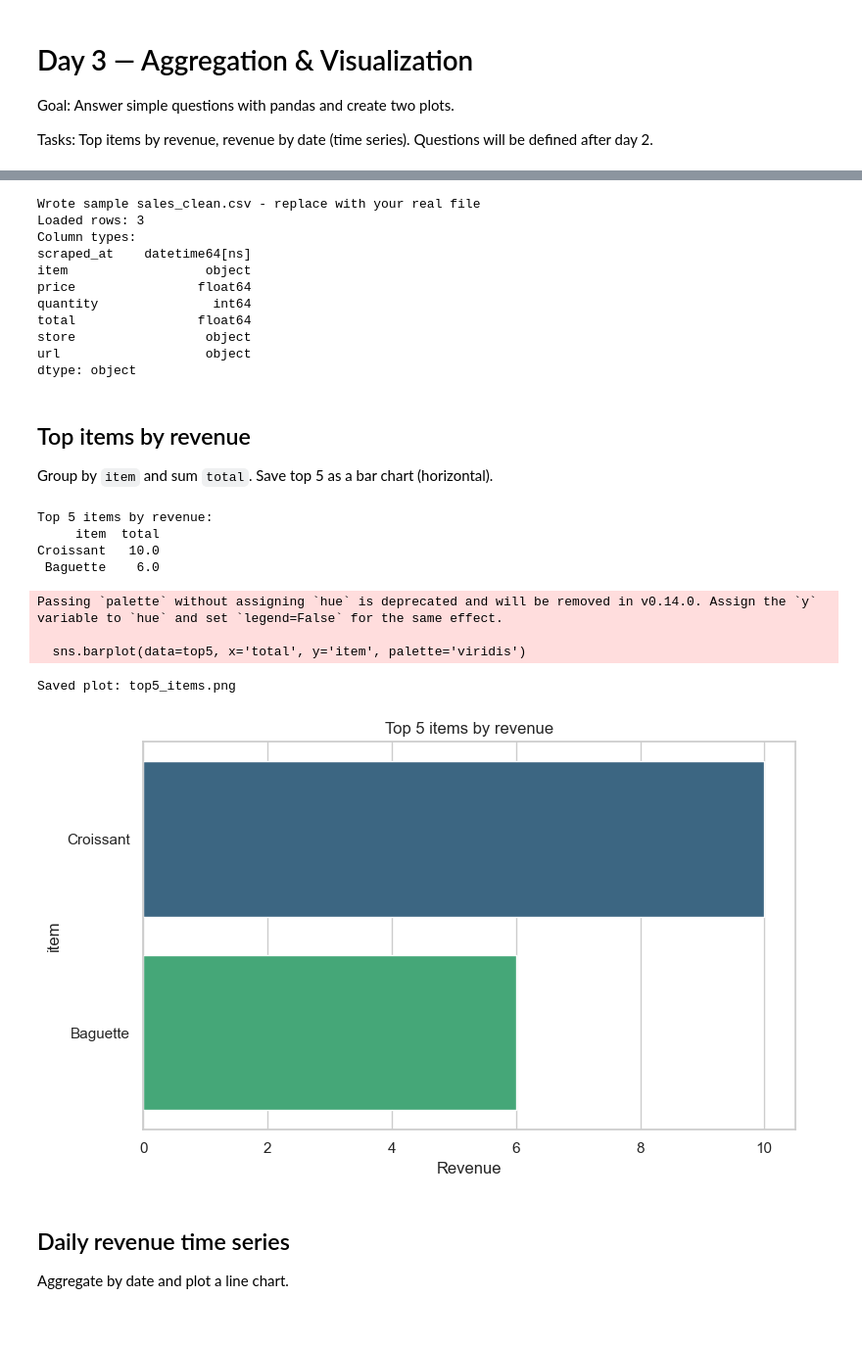
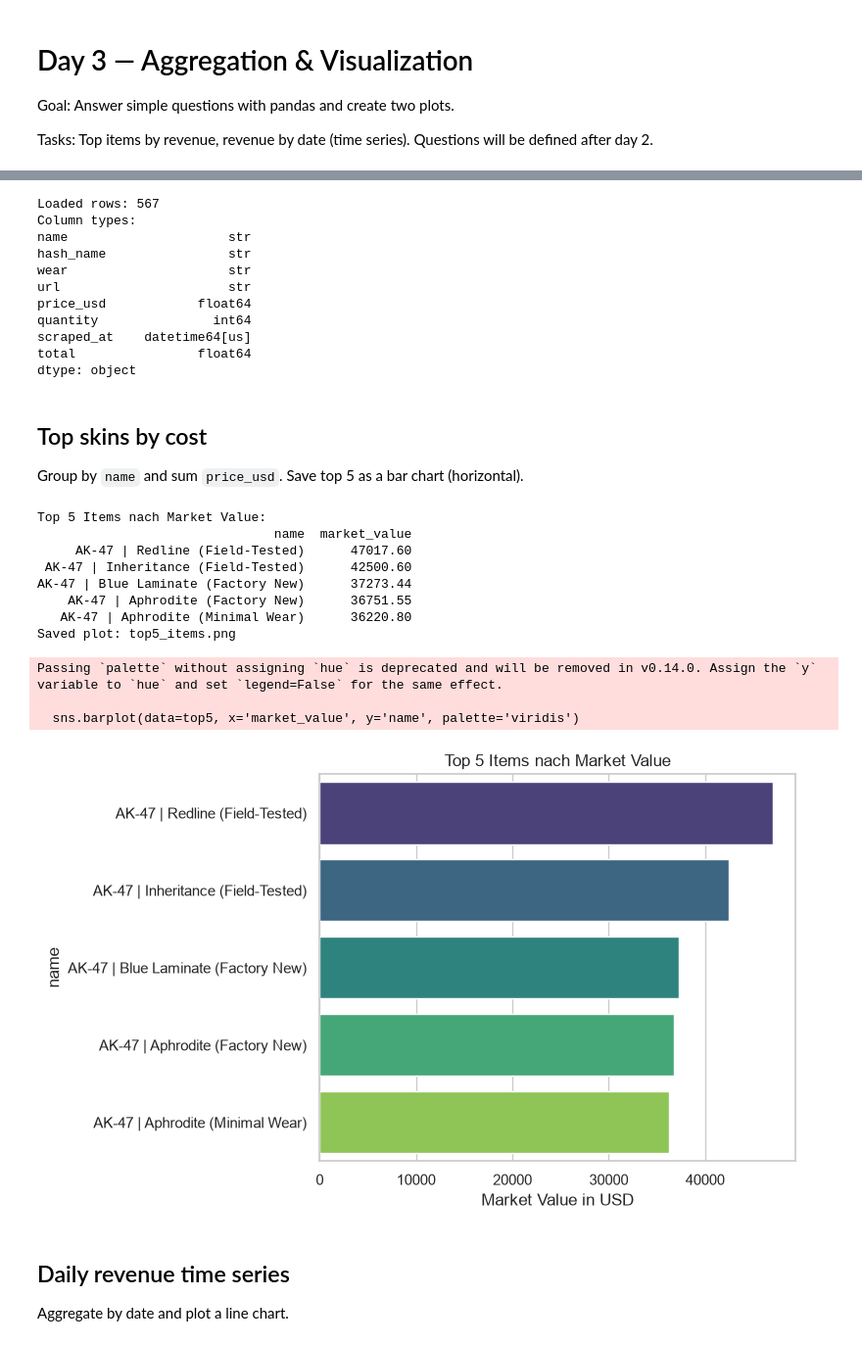
Before and after one commit to axpogroup/introductory-apprenticeship-axsa, a Jupyter notebook: pandas_postgres/Day3_Aggregation_Notebook.ipynb, the cells around one changed output, grey strips where cells are left out. Shown at 98% size. Drawn from its saved outputs; the diff is of its cells as text; code cells hidden in the pictures.

```diff
--- a/pandas_postgres/Day3_Aggregation_Notebook.ipynb
+++ b/pandas_postgres/Day3_Aggregation_Notebook.ipynb
@@ -12,7 +31,7 @@ from pathlib import Path
 
 sns.set(style='whitegrid')
 
-csv_path = Path('sales_clean.csv')
+csv_path = Path('clean_data.csv')
 if not csv_path.exists():
     # create a small sample CSV so the notebook can run without the real data
     sample = [
@@ -29,52 +48,58 @@ print('Loaded rows:', len(df))
 print('Column types:')
 print(df.dtypes)
 # %% [output]
-Wrote sample sales_clean.csv - replace with your real file
-Loaded rows: 3
+Loaded rows: 567
 Column types:
-scraped_at    datetime64[ns]
-item                  object
-price                float64
+name                     str
+hash_name                str
+wear                     str
+url                      str
+price_usd            float64
 quantity               int64
+scraped_at    datetime64[us]
 total                float64
-store                 object
-url                   object
 dtype: object
 # %% [markdown]
-## Top items by revenue
-Group by `item` and sum `total`. Save top 5 as a bar chart (horizontal).
+## Top skins by cost
+Group by `name` and sum `price_usd`. Save top 5 as a bar chart (horizontal).
 # %%
-# Ensure total column exists; if not, compute it
-if 'total' not in df.columns:
-    if 'price' in df.columns and 'quantity' in df.columns:
-        df['total'] = df['price'] * df['quantity']
-    else:
-        df['total'] = 0
+# check whether price_usd even exists before calculating with it
+if 'price_usd' not in df.columns:
+    print("there are no prices")
 
-top_items = df.groupby('item', as_index=False)['total'].sum().sort_values('total', ascending=False)
-top5 = top_items.head(5)
-print('Top 5 items by revenue:')
+# market_value per row: price times number of active listings
+df['market_value'] = df['price_usd'] * df['quantity']
+
+# group by name and sum market_value, then sort descending
+top_names = df.groupby('name', as_index=False)['market_value'].sum()
+top_names = top_names.sort_values('market_value', ascending=False)
+top5 = top_names.head(5)   # keep only the five highest values
+
+print('Top 5 Items by Market Value:')
 print(top5.to_string(index=False))
 
-# Plot horizontal bar chart
-plt.figure(figsize=(8,5))
-sns.barplot(data=top5, x='total', y='item', palette='viridis')
-plt.title('Top 5 items by revenue')
-plt.xlabel('Revenue')
+# horizontal bar chart, one bar per item, sorted by value
+plt.figure(figsize=(8, 5))
+sns.barplot(data=top5, x='market_value', y='name', palette='viridis')
+plt.title('Top 5 Items by Market Value')
+plt.xlabel('Market Value in USD')
 plt.tight_layout()
-plt.savefig('top5_items.png')
+plt.savefig('top5_items.png')   # save the chart as an image file
 print('Saved plot: top5_items.png')
 plt.show()
 # %% [output]
-Top 5 items by revenue:
-     item  total
-Croissant   10.0
- Baguette    6.0
+Top 5 Items nach Market Value:
+                               name  market_value
+     AK-47 | Redline (Field-Tested)      47017.60
+ AK-47 | Inheritance (Field-Tested)      42500.60
+AK-47 | Blue Laminate (Factory New)      37273.44
+    AK-47 | Aphrodite (Factory New)      36751.55
+   AK-47 | Aphrodite (Minimal Wear)      36220.80
+Saved plot: top5_items.png
 Passing `palette` without assigning `hue` is deprecated and will be removed in v0.14.0. Assign the `y` variable to `hue` and set `legend=False` for the same effect.
 
-  sns.barplot(data=top5, x='total', y='item', palette='viridis')
+  sns.barplot(data=top5, x='market_value', y='name', palette='viridis')
-Saved plot: top5_items.png
-[figure, old version]
+[figure, new version]
 # %% [markdown]
 ## Daily revenue time series
 Aggregate by date and plot a line chart.
```
Also changed, not shown: parts of 2 cells of this notebook, 4 other files.
